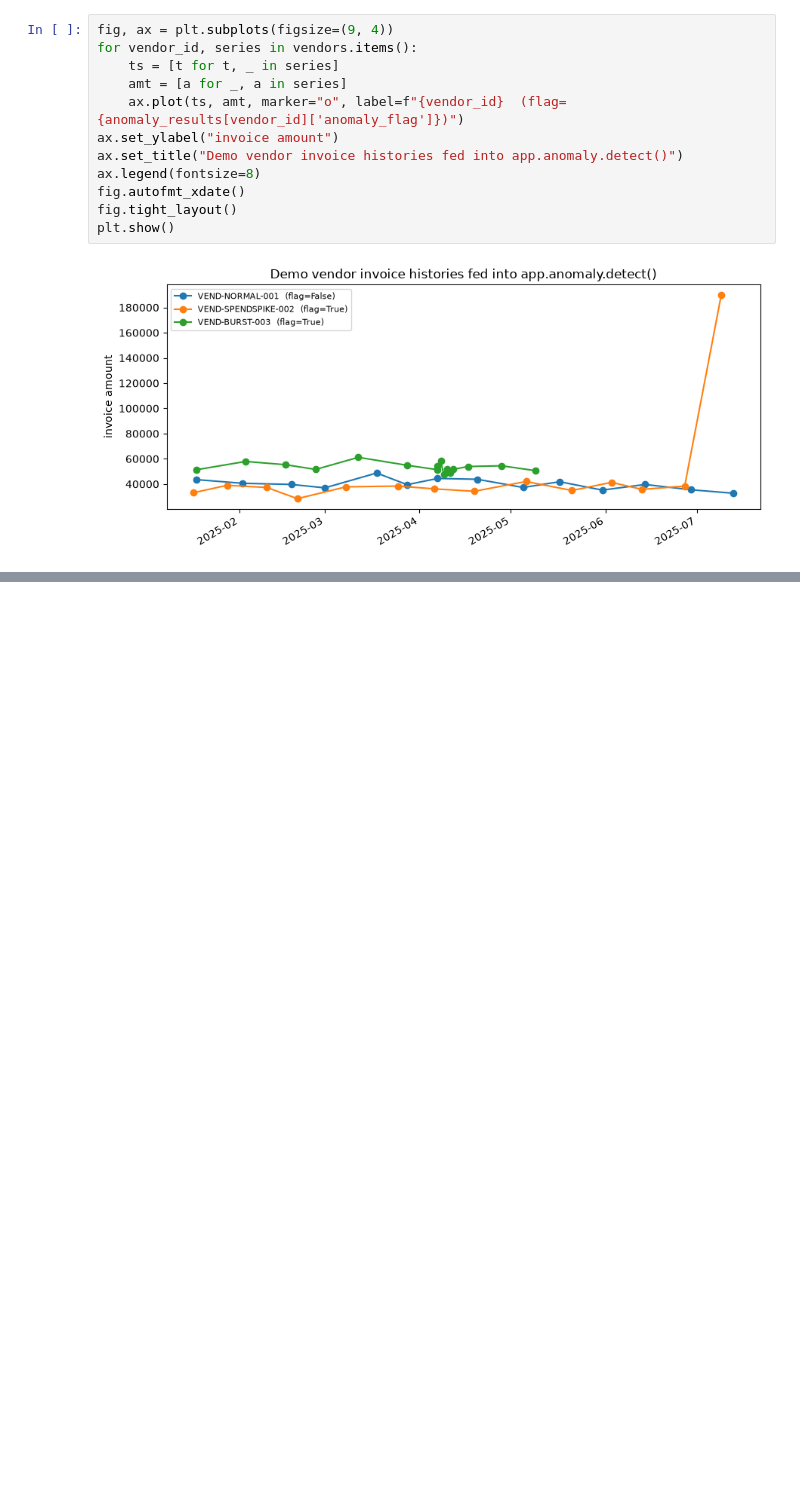
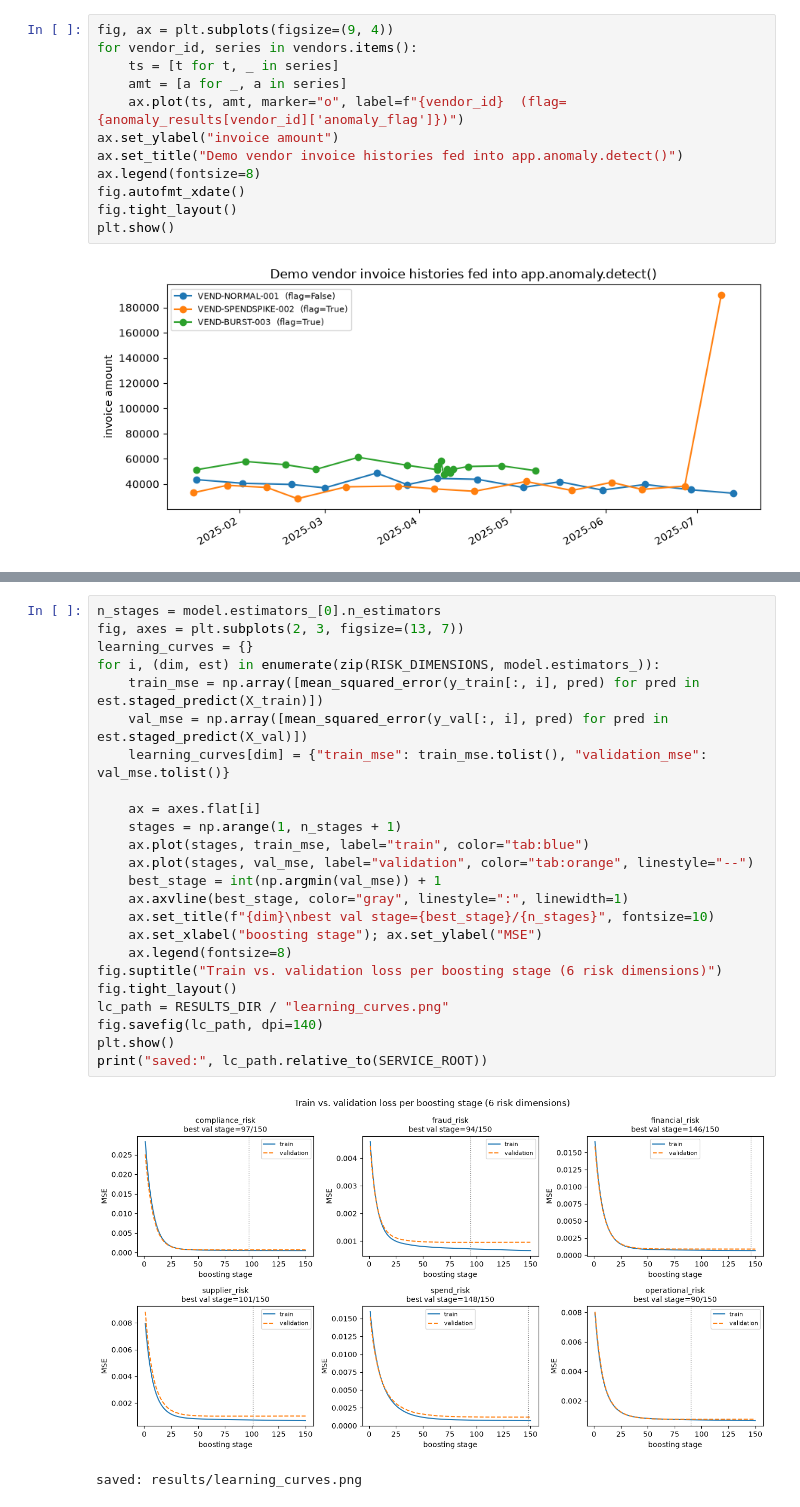
Before and after one commit to maanvi21/Healthcare-Procurement-System, a Jupyter notebook: services/risk_intelligence/notebooks/risk_model_training.ipynb, the cells around one changed output, grey strips where cells are left out. Saved outputs shown, nothing was run; the diff lists cells and outputs as text; blank space fills up the shorter version.

```diff
--- a/services/risk_intelligence/notebooks/risk_model_training.ipynb
+++ b/services/risk_intelligence/notebooks/risk_model_training.ipynb
@@ -334,0 +521,27 @@ In the deployed system, MLflow (not this notebook) is the source of truth for th
+# %%
+n_stages = model.estimators_[0].n_estimators
+fig, axes = plt.subplots(2, 3, figsize=(13, 7))
+learning_curves = {}
+for i, (dim, est) in enumerate(zip(RISK_DIMENSIONS, model.estimators_)):
+    train_mse = np.array([mean_squared_error(y_train[:, i], pred) for pred in est.staged_predict(X_train)])
+    val_mse = np.array([mean_squared_error(y_val[:, i], pred) for pred in est.staged_predict(X_val)])
+    learning_curves[dim] = {"train_mse": train_mse.tolist(), "validation_mse": val_mse.tolist()}
+
+    ax = axes.flat[i]
+    stages = np.arange(1, n_stages + 1)
+    ax.plot(stages, train_mse, label="train", color="tab:blue")
+    ax.plot(stages, val_mse, label="validation", color="tab:orange", linestyle="--")
+    best_stage = int(np.argmin(val_mse)) + 1
+    ax.axvline(best_stage, color="gray", linestyle=":", linewidth=1)
+    ax.set_title(f"{dim}\nbest val stage={best_stage}/{n_stages}", fontsize=10)
+    ax.set_xlabel("boosting stage"); ax.set_ylabel("MSE")
+    ax.legend(fontsize=8)
+fig.suptitle("Train vs. validation loss per boosting stage (6 risk dimensions)")
+fig.tight_layout()
+lc_path = RESULTS_DIR / "learning_curves.png"
+fig.savefig(lc_path, dpi=140)
+plt.show()
+print("saved:", lc_path.relative_to(SERVICE_ROOT))
+# %% [output]
+[figure, added]
+saved: results/learning_curves.png
```
Also changed, not shown: parts of 19 cells of this notebook, 14 other files.
